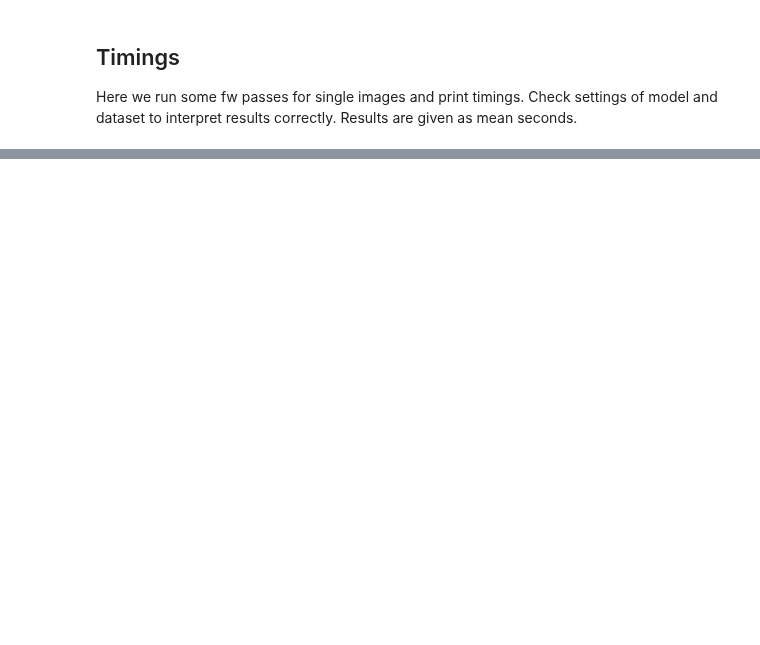
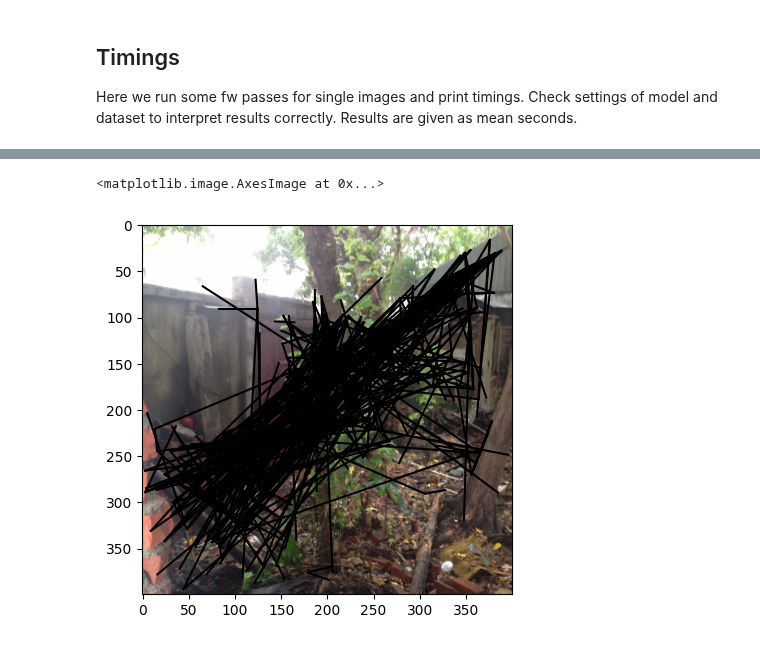
Before and after one commit to cvg/glue-factory, a Jupyter notebook: notebooks/refine_line_detection.ipynb, the cells around one changed output, grey strips where cells are left out. Saved outputs shown, nothing was run; the diff lists cells and outputs as text; code cells hidden in the pictures; blank space fills up the shorter version.

```diff
--- a/notebooks/refine_line_detection.ipynb
+++ b/notebooks/refine_line_detection.ipynb
@@ -244,0 +269,14 @@ NO LINES DETECTED
+# %%
+#output_modeloutput_model["lines"][0][1]
+keypoints = output_model["keypoints"][0].cpu().numpy()
+lines = output_model["lines"][0].cpu().numpy()
+for i in range(lines.shape[0]):
+    line = lines[i]
+    p1, p2 = keypoints[line]
+    x1,y1 = p1
+    x2,y2 = p2
+    plt.plot([x1,x2],[y1,y2],'k-')
+plt.imshow(ds[-3]["image"].permute(1, 2, 0))
+# %% [output]
+<matplotlib.image.AxesImage at 0x...>
+[figure, added]
```
Also changed, not shown: parts of 6 cells of this notebook, 1 other file.
